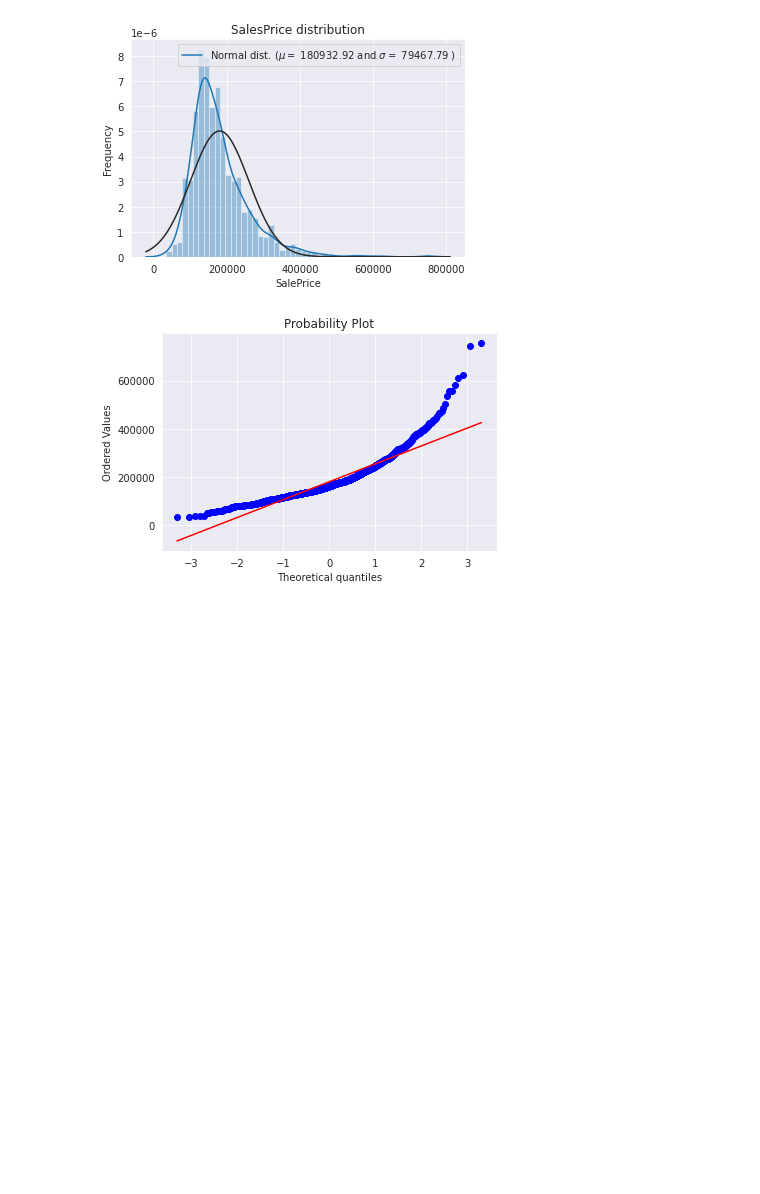
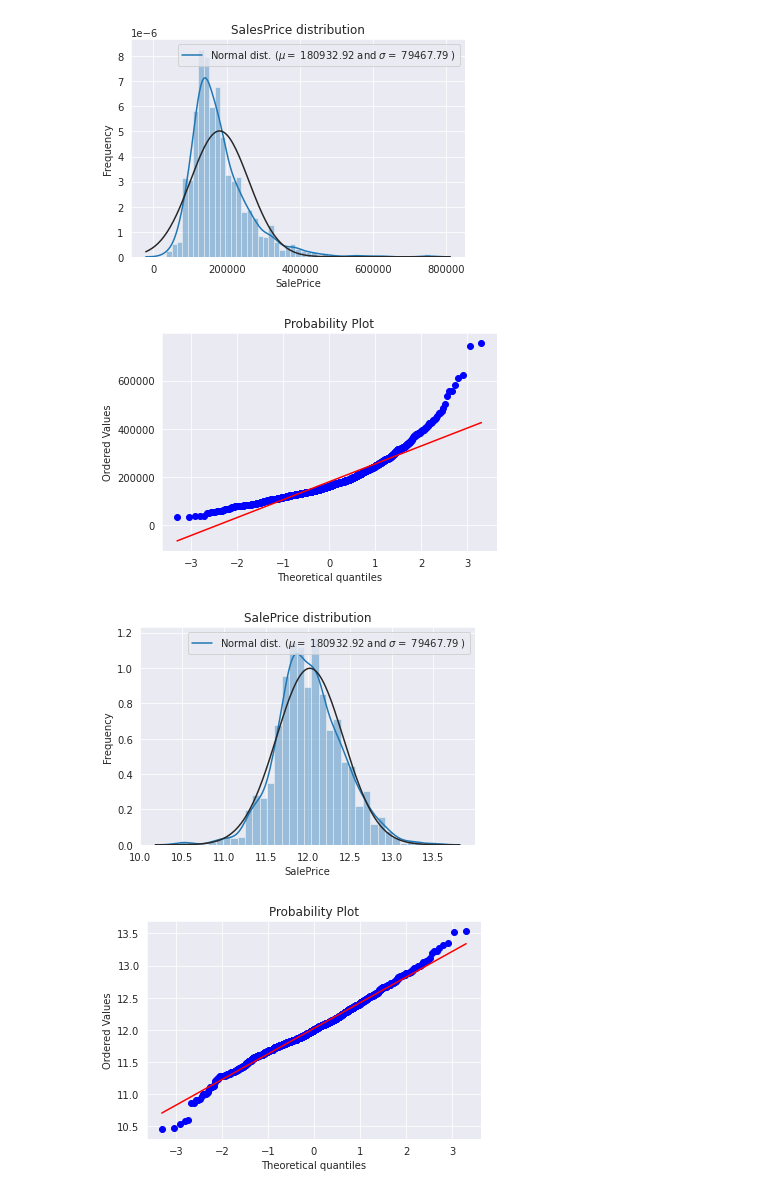
Before and after one commit to kaushikabhishek87/Kaggle_datascience, a Jupyter notebook: Kaggle_Connect.ipynb, the cells around one changed output. Cells and saved outputs as stored; diff of their text form; code cells hidden in the pictures; blank space fills up the shorter version.

```diff
--- a/Kaggle_Connect.ipynb
+++ b/Kaggle_Connect.ipynb
@@ -133,6 +133,19 @@ plt.show()
 # %%
 # Log Transformation of the Target Variable
 
 train['SalePrice'] = np.log1p(train['SalePrice'])
 
 sns.distplot(train['SalePrice'], fit=norm)
+
+plt.legend(['Normal dist. ($\mu=$ {:.2f} and $\sigma=$ {:.2f} )'.format(mu, sigma)], loc='best')
+
+plt.ylabel('Frequency')
+plt.title('SalePrice distribution')
+
+## QQ Plot
+fig = plt.figure()
+res = stats.probplot(train['SalePrice'], plot=plt)
+plt.show()
+# %% [output]
+[figure, added]
+[figure, added]
```
